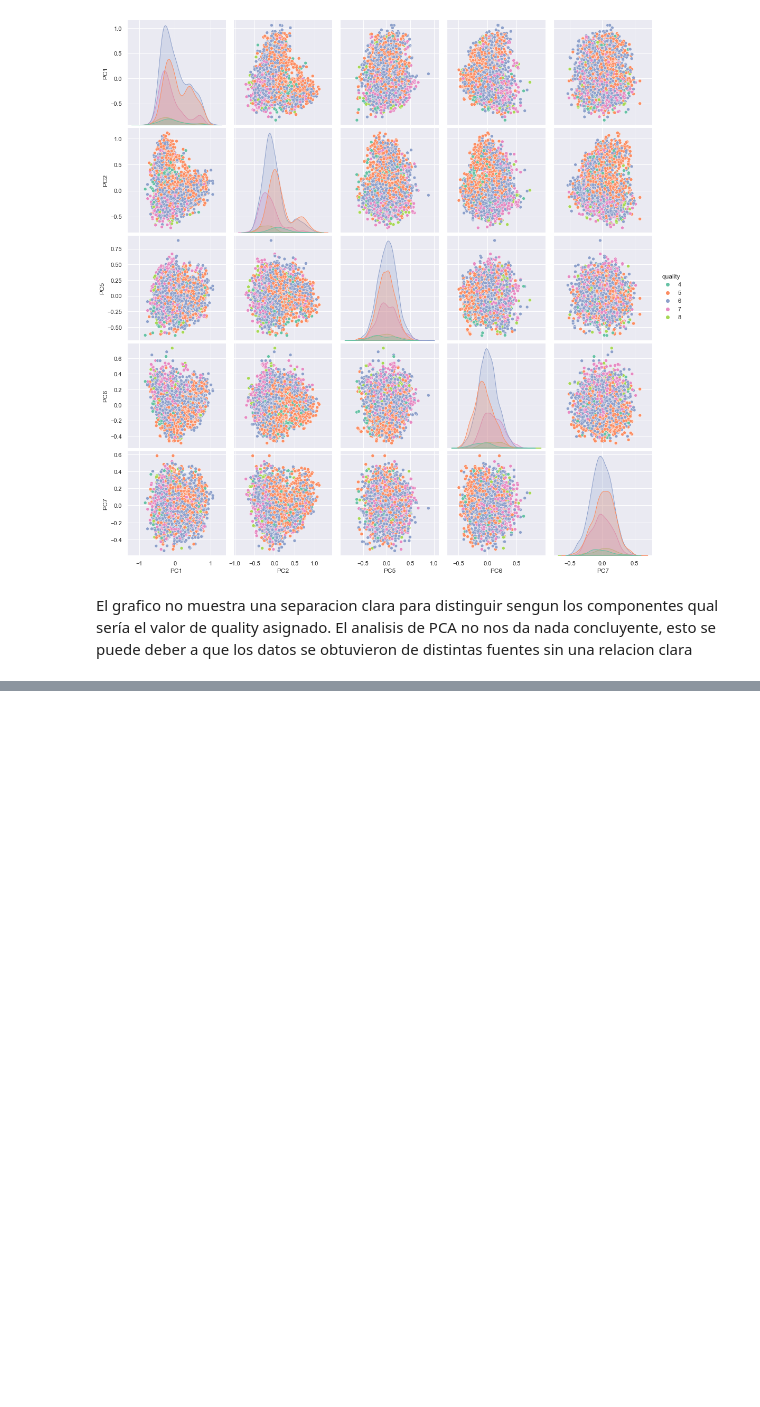
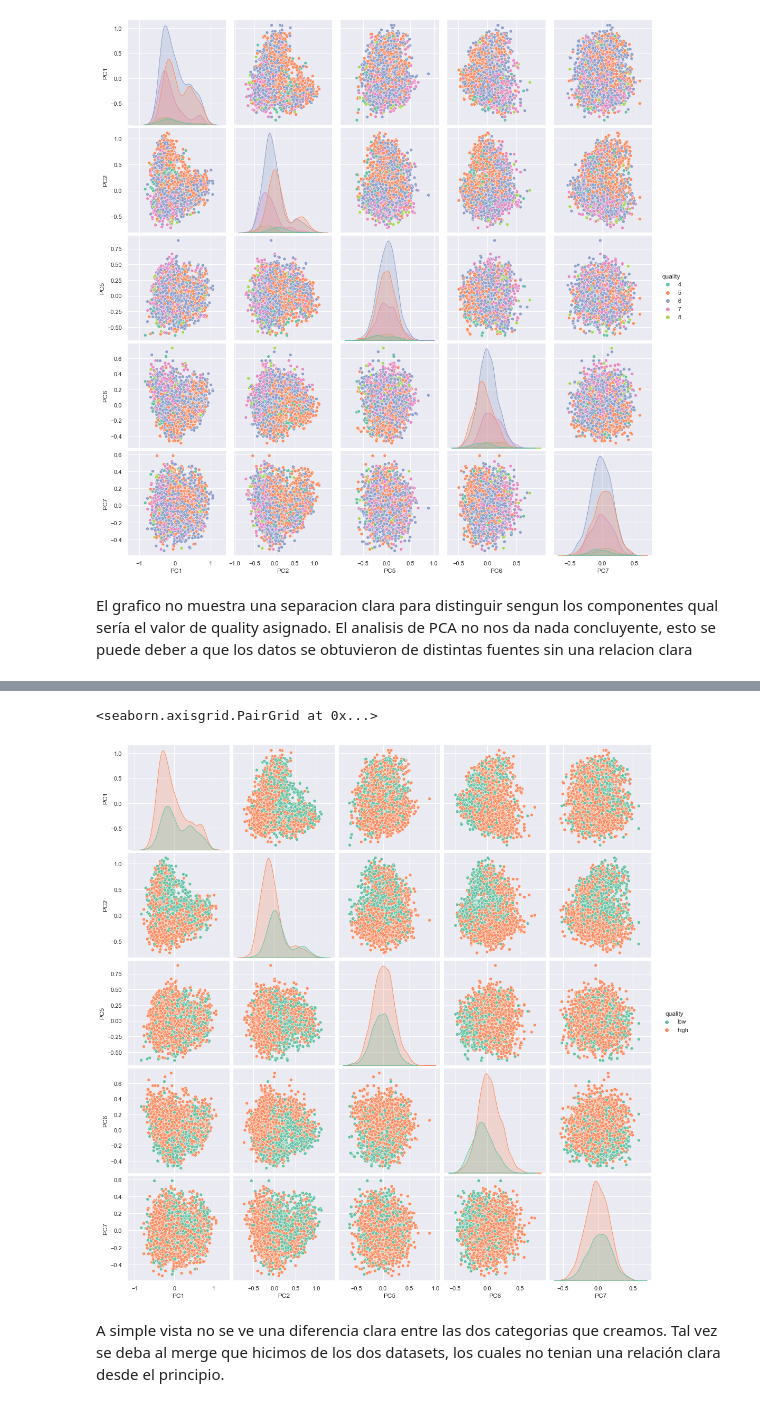
Before and after one commit to car-vigo/vinos-corderhouse, a Jupyter notebook: notebooks/2.1-vinos.coderhouse-feature.eng.ipynb, the cells around one changed output, grey strips where cells are left out. Drawn from its saved outputs; the diff is of its cells as text; code cells hidden in the pictures; blank space fills up the shorter version.

```diff
--- a/notebooks/2.1-vinos.coderhouse-feature.eng.ipynb
+++ b/notebooks/2.1-vinos.coderhouse-feature.eng.ipynb
@@ -359,0 +385,5 @@ El grafico no muestra una separacion clara para distinguir sengun los componente
+# %%
+# Cambiamos los valores de los index en index_low con el valor "low"
+# set the categories low and high
+
+df_wine_transform_pca['quality'] = df_wine_transform_pca['quality'].map({4:'low', 5:'low', 6:'high', 7:'high', 8:'high'})
@@ -359,0 +404,9 @@ El grafico no muestra una separacion clara para distinguir sengun los componente
+# %%
+# Graficamos para ver la distribución y la relación entre las componentes elegidas
+sns.set(rc={'figure.figsize':(20,10)})
+sns.pairplot(df_wine_transform_pca,hue = 'quality', height = 3 , palette = 'Set2')
+# %% [output]
+<seaborn.axisgrid.PairGrid at 0x...>
+[figure, added]
+# %% [markdown]
+A simple vista no se ve una diferencia clara entre las dos categorias que creamos. Tal vez se deba al merge que hicimos de los dos datasets, los cuales no tenian una relación clara desde el principio.
```
Also changed, not shown: parts of 12 cells of this notebook.
